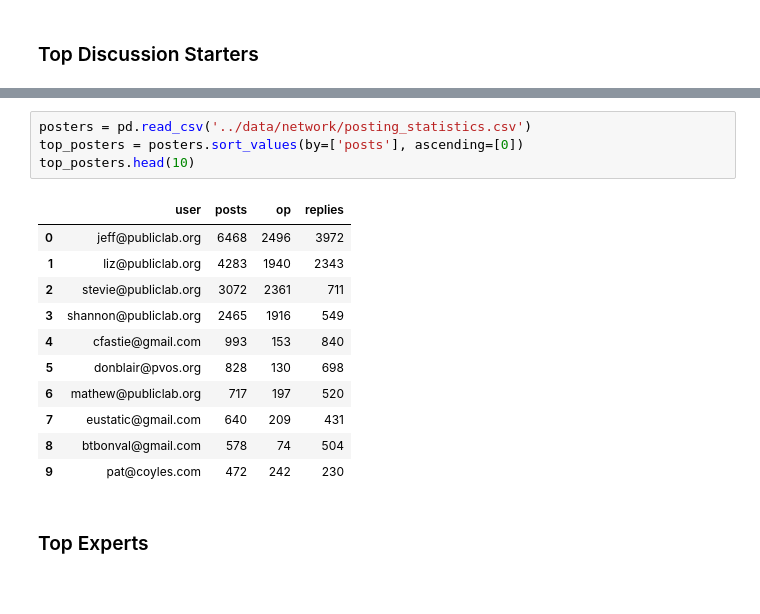
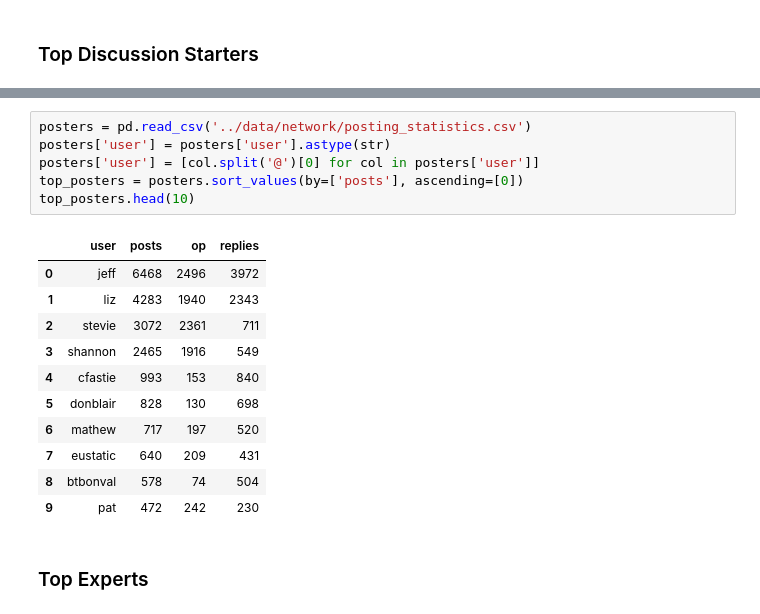
Before and after one commit to skilfullycurled/plots-googlegroups, a Jupyter notebook: results.ipynb, the cells around one changed output, grey strips where cells are left out. Drawn from its saved outputs; the diff is of its cells as text.

```diff
--- a/results.ipynb
+++ b/results.ipynb
@@ -230,19 +249,21 @@ top_starters.head(10)
 # %%
 posters = pd.read_csv('../data/network/posting_statistics.csv')
+posters['user'] = posters['user'].astype(str)
+posters['user'] = [col.split('@')[0] for col in posters['user']]
 top_posters = posters.sort_values(by=['posts'], ascending=[0])
 top_posters.head(10)
 # %% [output]
 |  | user | posts | op | replies |
-| 0 | jeff@publiclab.org | 6468 | 2496 | 3972 |
-| 1 | liz@publiclab.org | 4283 | 1940 | 2343 |
-| 2 | stevie@publiclab.org | 3072 | 2361 | 711 |
-| 3 | shannon@publiclab.org | 2465 | 1916 | 549 |
-| 4 | cfastie@gmail.com | 993 | 153 | 840 |
-| 5 | donblair@pvos.org | 828 | 130 | 698 |
-| 6 | mathew@publiclab.org | 717 | 197 | 520 |
-| 7 | eustatic@gmail.com | 640 | 209 | 431 |
-| 8 | btbonval@gmail.com | 578 | 74 | 504 |
-| 9 | pat@coyles.com | 472 | 242 | 230 |
+| 0 | jeff | 6468 | 2496 | 3972 |
+| 1 | liz | 4283 | 1940 | 2343 |
+| 2 | stevie | 3072 | 2361 | 711 |
+| 3 | shannon | 2465 | 1916 | 549 |
+| 4 | cfastie | 993 | 153 | 840 |
+| 5 | donblair | 828 | 130 | 698 |
+| 6 | mathew | 717 | 197 | 520 |
+| 7 | eustatic | 640 | 209 | 431 |
+| 8 | btbonval | 578 | 74 | 504 |
+| 9 | pat | 472 | 242 | 230 |
 # %% [markdown]
 ### Top Experts
 # %%
```
Also changed, not shown: parts of 16 cells of this notebook, 2 other files.
